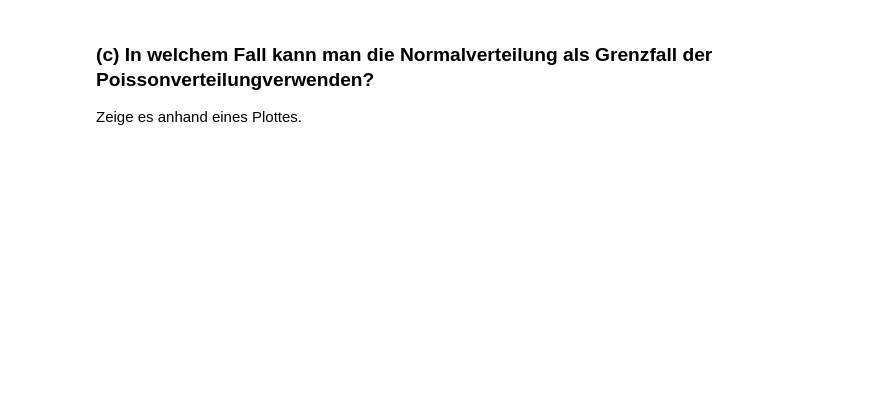
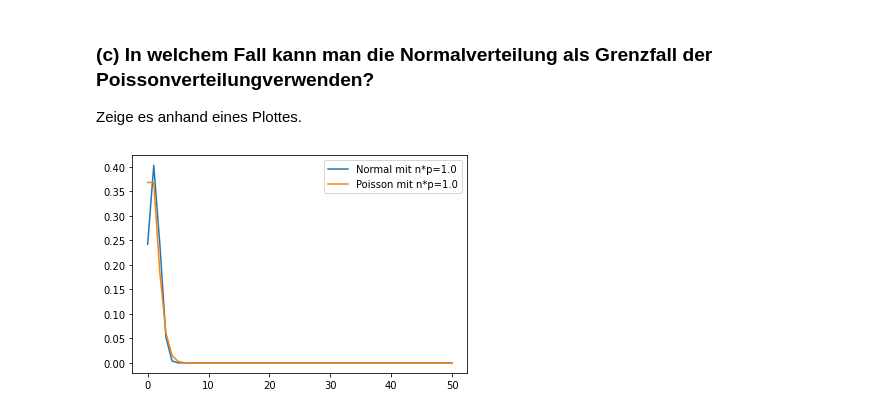
Before and after one commit to emhl/CoPhy2, a Jupyter notebook: Blatt2-Verteilungen/Blatt2-Aufg1.ipynb, the cells around one changed output. Saved outputs shown, nothing was run; the diff lists cells and outputs as text; code cells hidden in the pictures; blank space fills up the shorter version.

```diff
--- a/Blatt2-Verteilungen/Blatt2-Aufg1.ipynb
+++ b/Blatt2-Verteilungen/Blatt2-Aufg1.ipynb
@@ -16,3 +46,16 @@ Normalverteilung. Diskutiere wieder den Mittelwert und die Standardabweichung
 # %% [markdown]
 ### (c) In welchem Fall kann man die Normalverteilung als Grenzfall der Poissonverteilungverwenden?
 Zeige es anhand eines Plottes.
+# %%
+n = 50
+p = 1/n
+x = np.arange(0, n+1)
+y = stats.norm.pdf(x, n*p, m.sqrt(n*p*(1-p)))
+z = stats.poisson.pmf(x, n*p)
+
+plt.plot(x, y, label=f'Normal mit n*p={n*p}')
+plt.plot(x, z, label=f'Poisson mit n*p={n*p}')
+plt.legend()
+plt.show()
+# %% [output]
+[figure, added]
```
Also changed, not shown: parts of 2 cells of this notebook, 1 other file.
